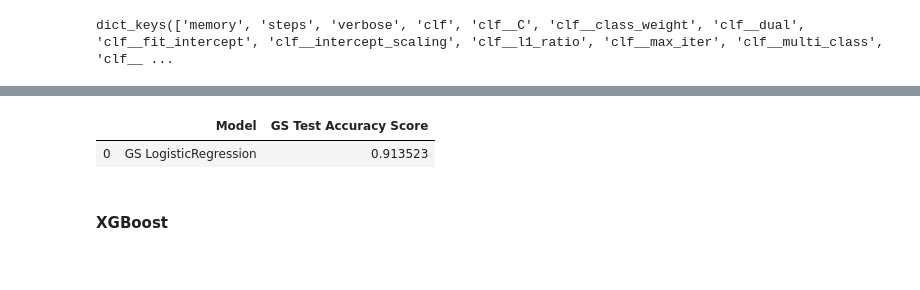
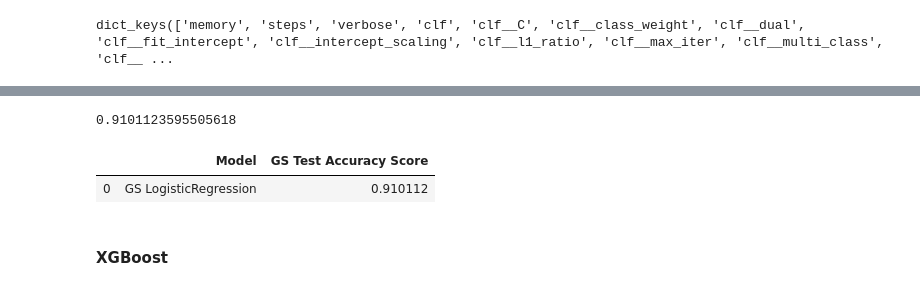
Before and after one commit to julsc256/STEM-Student-Classification, a Jupyter notebook: Modeling.ipynb, the cells around one changed output, grey strips where cells are left out. Saved outputs shown, nothing was run; the diff lists cells and outputs as text; code cells hidden in the pictures.

```diff
--- a/Modeling.ipynb
+++ b/Modeling.ipynb
@@ -742,11 +737,16 @@ Best params: {'clf__multi_class': 'auto', 'clf__penalty': 'none', 'clf__solver':
+# %%
+gs_log_predict = gs_log.predict(scaled_X_test)
+print(accuracy_score(y_test, gs_log_predict))
+# %% [output]
+0.9101123595505618
 # %%
 gs_scores_log = pd.DataFrame()
 gs_scores_log['Model'] = ['GS LogisticRegression']
-gs_scores_log['GS Test Accuracy Score'] = [gs_log.best_score_]
+gs_scores_log['GS Test Accuracy Score'] = [accuracy_score(y_test, gs_log_predict)]
 gs_scores_log
 # %% [output]
 |  | Model | GS Test Accuracy Score |
-| 0 | GS LogisticRegression | 0.913523 |
+| 0 | GS LogisticRegression | 0.910112 |
 # %% [markdown]
 #### XGBoost
 # %%
```
Also changed, not shown: parts of 35 cells of this notebook, 2 other files.
